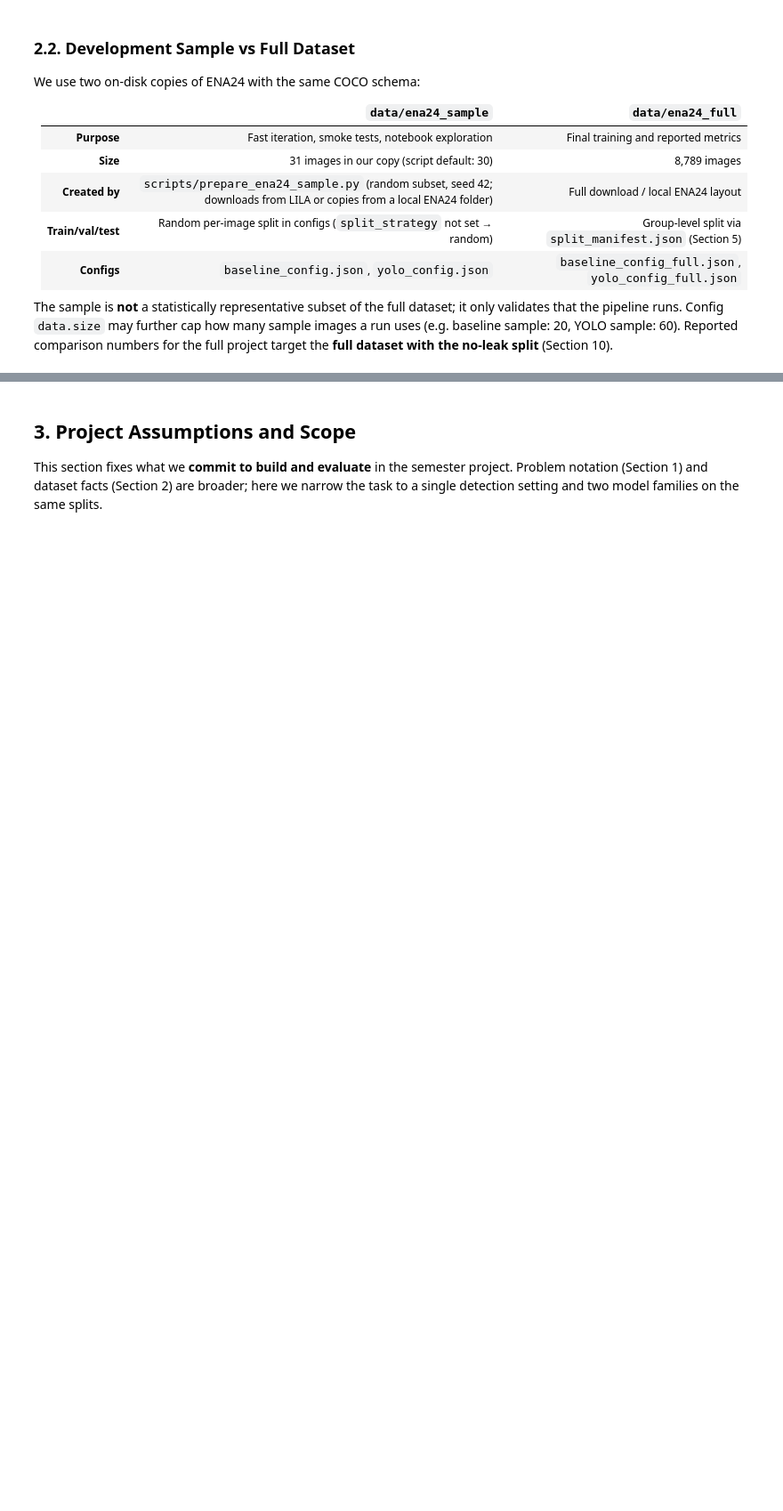
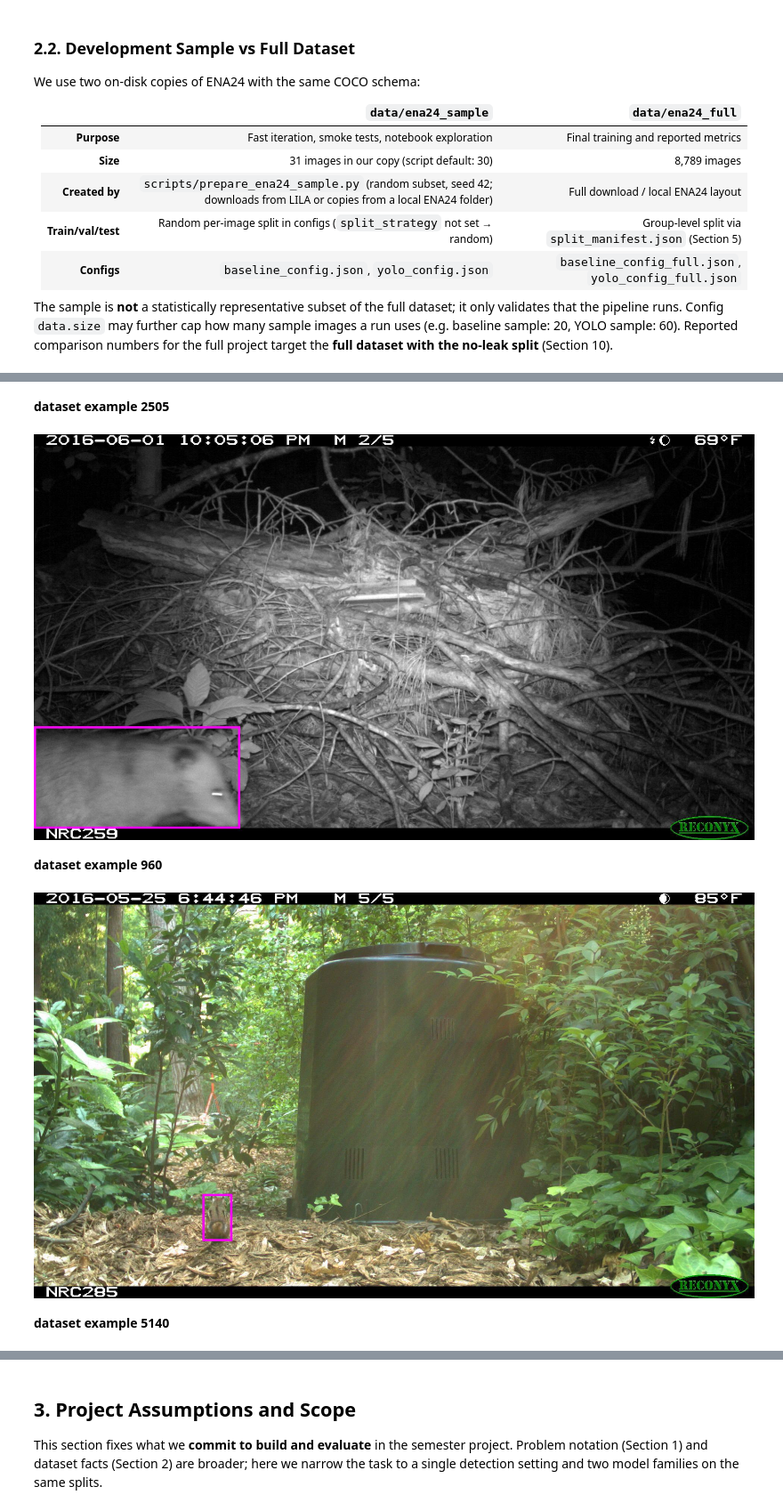
Before and after one commit to 322492/NN-project, a Jupyter notebook: final_report.ipynb, the cells around one changed output, grey strips where cells are left out. Shown at 89% size. Cells and saved outputs as stored; diff of their text form; code cells hidden in the pictures; blank space fills up the shorter version.

Commit message:
final report refining

```diff
--- a/final_report.ipynb
+++ b/final_report.ipynb
@@ -82,0 +86,17 @@ The sample is **not** a statistically representative subset of the full dataset;
+# %%
+from pathlib import Path
+from IPython.display import display, Image, Markdown
+
+figures_dir = Path("results/report_figures")
+
+for name in ("dataset_example_2505.jpg", "dataset_example_960.jpg", "dataset_example_5140.jpg"):
+    path = figures_dir / name
+    if path.is_file():
+        display(Markdown(f"**{path.stem.replace('_', ' ')}**"))
+        display(Image(filename=str(path), width=720))
+# %% [output]
+**dataset example 2505**
+[figure, added]
+**dataset example 960**
+[figure, added]
+**dataset example 5140**
```
Also changed, not shown: parts of 26 cells of this notebook.
